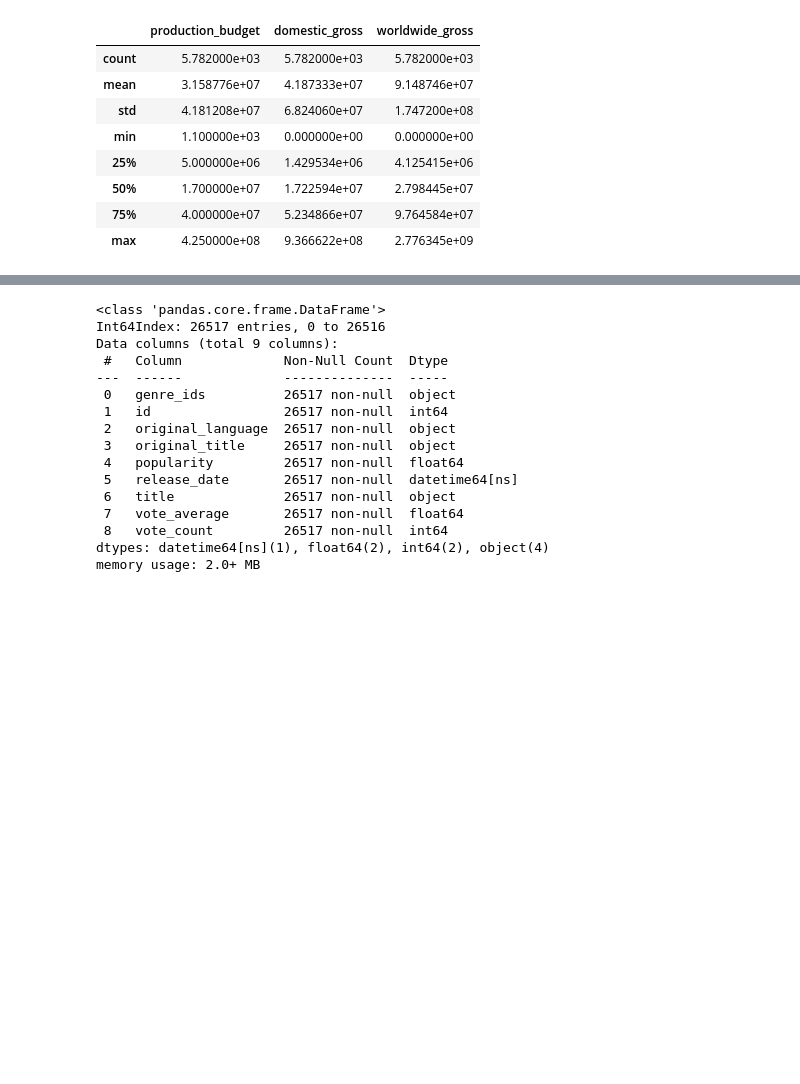
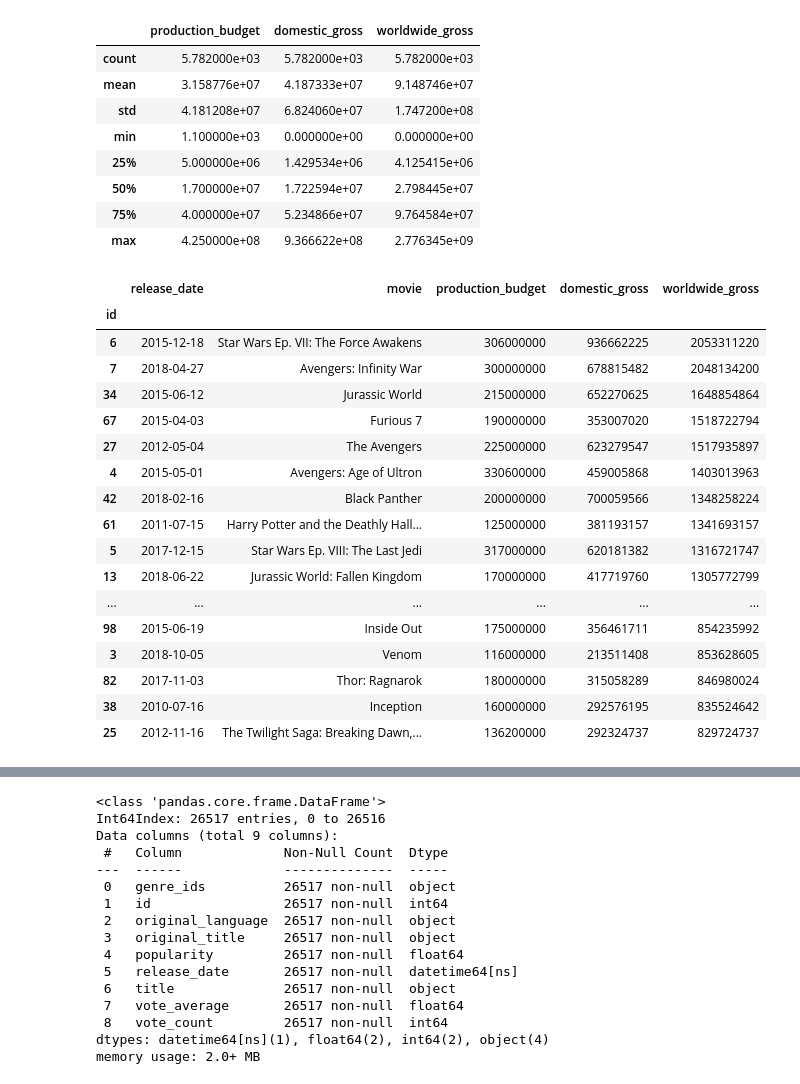
Before and after one commit to adammarianacci/Microsoft_Movie_Analysis, a Jupyter notebook: Notebook.ipynb, the cells around one changed output, grey strips where cells are left out. Saved outputs shown, nothing was run; the diff lists cells and outputs as text; code cells hidden in the pictures; blank space fills up the shorter version.

```diff
--- a/Notebook.ipynb
+++ b/Notebook.ipynb
@@ -120,6 +125,27 @@ sorted_worldwide_gross_movie_budgets_df.describe()
 | 50% | 1.700000e+07 | 1.722594e+07 | 2.798445e+07 |
 | 75% | 4.000000e+07 | 5.234866e+07 | 9.764584e+07 |
 | max | 4.250000e+08 | 9.366622e+08 | 2.776345e+09 |
+# %%
+sorted_worldwide_gross_movie_budgets_df[sorted_worldwide_gross_movie_budgets_df['release_date'].dt.year >= 2010].head(50)
+# %% [output]
+|  | release_date | movie | production_budget | domestic_gross | worldwide_gross |
+| id |  |  |  |  |  |
+| 6 | 2015-12-18 | Star Wars Ep. VII: The Force Awakens | 306000000 | 936662225 | 2053311220 |
+| 7 | 2018-04-27 | Avengers: Infinity War | 300000000 | 678815482 | 2048134200 |
+| 34 | 2015-06-12 | Jurassic World | 215000000 | 652270625 | 1648854864 |
+| 67 | 2015-04-03 | Furious 7 | 190000000 | 353007020 | 1518722794 |
+| 27 | 2012-05-04 | The Avengers | 225000000 | 623279547 | 1517935897 |
+| 4 | 2015-05-01 | Avengers: Age of Ultron | 330600000 | 459005868 | 1403013963 |
+| 42 | 2018-02-16 | Black Panther | 200000000 | 700059566 | 1348258224 |
+| 61 | 2011-07-15 | Harry Potter and the Deathly Hall... | 125000000 | 381193157 | 1341693157 |
+| 5 | 2017-12-15 | Star Wars Ep. VIII: The Last Jedi | 317000000 | 620181382 | 1316721747 |
+| 13 | 2018-06-22 | Jurassic World: Fallen Kingdom | 170000000 | 417719760 | 1305772799 |
+| ... | ... | ... | ... | ... | ... |
+| 98 | 2015-06-19 | Inside Out | 175000000 | 356461711 | 854235992 |
+| 3 | 2018-10-05 | Venom | 116000000 | 213511408 | 853628605 |
+| 82 | 2017-11-03 | Thor: Ragnarok | 180000000 | 315058289 | 846980024 |
+| 38 | 2010-07-16 | Inception | 160000000 | 292576195 | 835524642 |
+| 25 | 2012-11-16 | The Twilight Saga: Breaking Dawn,... | 136200000 | 292324737 | 829724737 |
 # %%
 # Loading the tmdb movies file.
 tmdb_movies_df = pd.read_csv('data/tmdb.movies.csv.gz', index_col=0)
```
Also changed, not shown: parts of 9 cells of this notebook, 2 other files.
